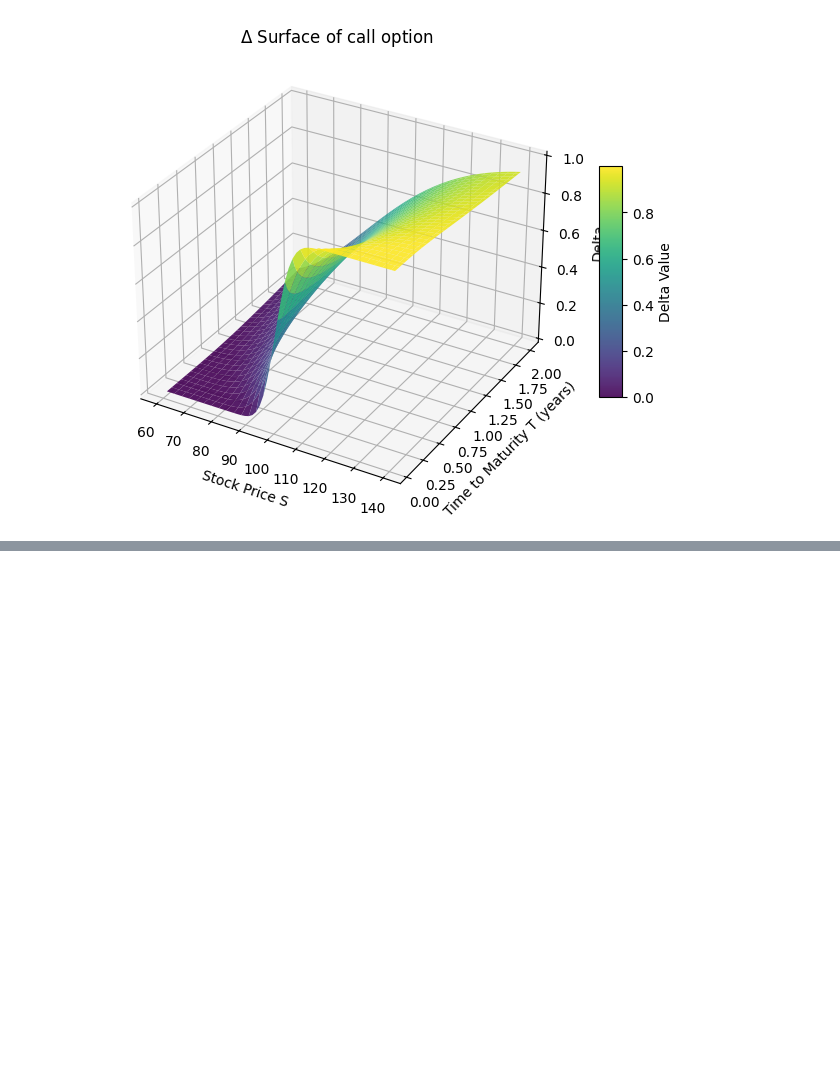
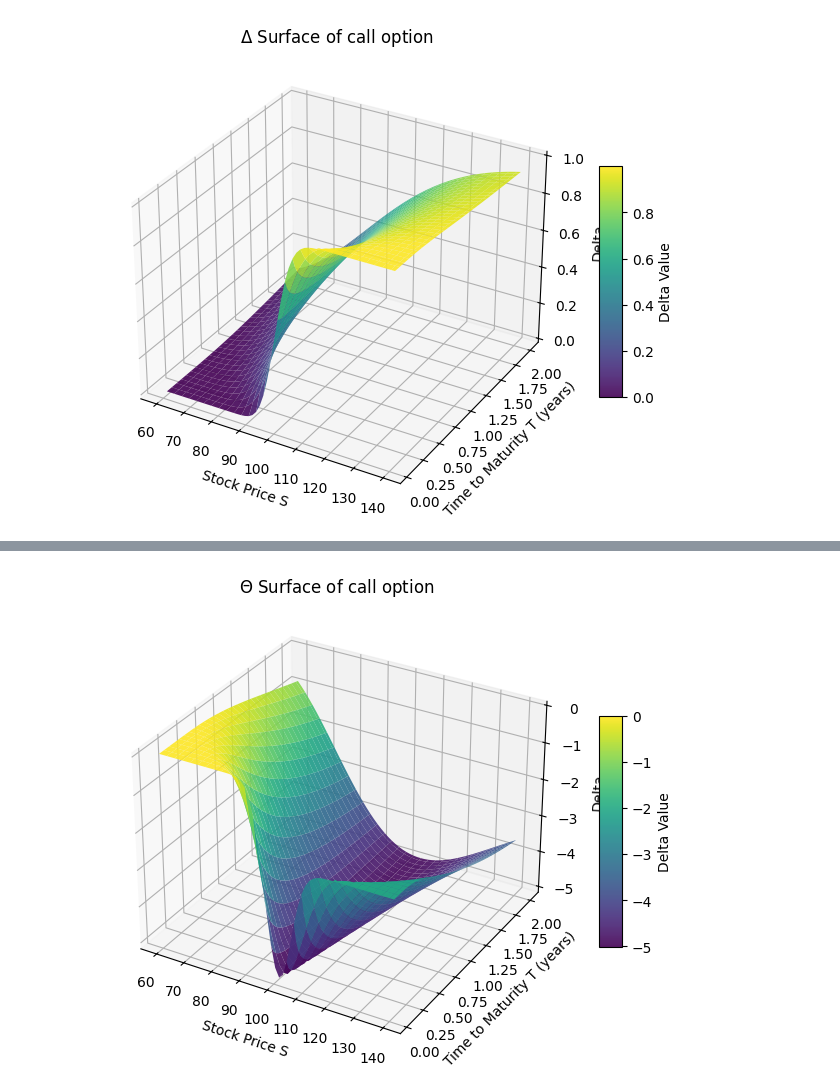
Before and after one commit to conformist89/greeks, a Jupyter notebook: greeks.ipynb, the cells around one changed output, grey strips where cells are left out. Saved outputs shown, nothing was run; the diff lists cells and outputs as text; code cells hidden in the pictures; blank space fills up the shorter version.

```diff
--- a/greeks.ipynb
+++ b/greeks.ipynb
@@ -107,0 +103,13 @@ delt_call = greek_delta_call(K, S_grid, r, sigm, T_grid)
+# %%
+def greek_theta(K, S0, r, sigm, T, opt_type):
+
+    first_term = -0.5 * S0 * sigm * np.exp( -0.5 *  (d1(K, S0, r, sigm, T)) **2 ) / ( np.sqrt(2*np.pi) )
+
+    if opt_type == "call":
+        sec_term = - r * K *np.exp(-r*T)*N(d2(K, S0, r, sigm, T))
+    elif opt_type == "put":
+        sec_term = r * K *np.exp(-r*T)*N(-d2(K, S0, r, sigm, T))
+    else:
+        sec_term = 0
+
+    return first_term + sec_term
@@ -108,7 +125,12 @@ delt_call = greek_delta_call(K, S_grid, r, sigm, T_grid)
 # %%
-def delta_3d_surf(delt, S_grid, T_grid, opt_type="call"):
+def delta_3d_surf(delt, S_grid, T_grid, greek_l, opt_type="call"):
 
     # Create 3D figure
+
+    if greek_l == "delta":
+        gr_l = r"$\Delta$"
+    if greek_l == "theta":
+        gr_l = r"$\Theta$"
 
     fig = plt.figure(figsize=(8, 6))
     ax = fig.add_subplot(111, projection='3d')
@@ -124,5 +146,5 @@ def delta_3d_surf(delt, S_grid, T_grid, opt_type="call"):
     # Add color bar
     fig.colorbar(surf, shrink=0.5, aspect=10, label='Delta Value')
 
-    plt.title(r"$\Delta$ Surface of " + f"{opt_type} option")
+    plt.title(f"{gr_l} Surface of " + f"{opt_type} option")
     plt.show()
@@ -188,0 +240,6 @@ plt.show()
+# %%
+theta_call = greek_theta(K, S_grid, r, sigm, T_grid, "call")
+# %%
+delta_3d_surf(theta_call, S_grid, T_grid, "theta", opt_type="call")
+# %% [output]
+[figure, added]
```
Also changed, not shown: parts of 25 cells of this notebook.
